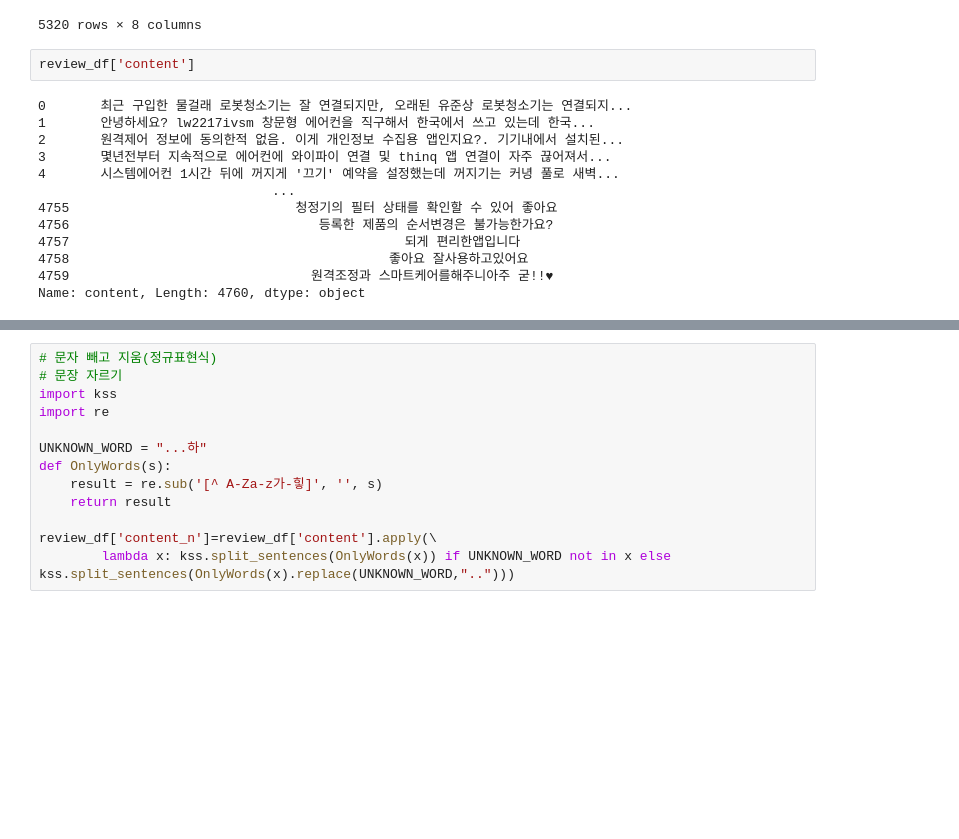
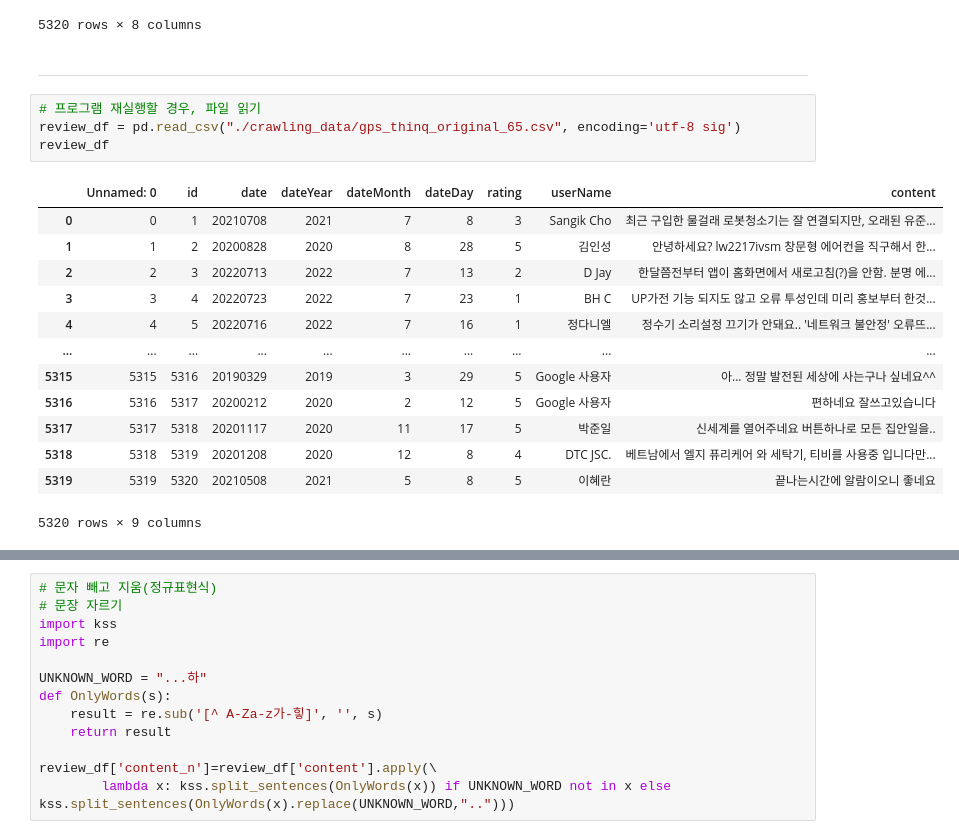
Before and after one commit to LeeEunah/DX_Crawling, a Jupyter notebook: 구글 플레이스토어 리뷰 크롤링 코드.ipynb, the cells around one changed output, grey strips where cells are left out. Saved outputs shown, nothing was run; the diff lists cells and outputs as text; blank space fills up the shorter version.

```diff
--- a/구글 플레이스토어 리뷰 크롤링 코드.ipynb
+++ b/구글 플레이스토어 리뷰 크롤링 코드.ipynb
@@ -153,18 +171,23 @@ review_df
 | 5318 | 5319 | 20201208 | 2020 | 12 | 08 | 4 | DTC JSC. | 베트남에서 엘지 퓨리케어 와 세탁기, 티비를 사용중 입니다만... |
 | 5319 | 5320 | 20210508 | 2021 | 05 | 08 | 5 | 이혜란 | 끝나는시간에 알람이오니 좋네요 |
 5320 rows × 8 columns
+# %% [markdown]
+--------------------------
 # %%
-review_df['content']
+# 프로그램 재실행할 경우, 파일 읽기
+review_df = pd.read_csv("./crawling_data/gps_thinq_original_65.csv", encoding='utf-8 sig')
+review_df
 # %% [output]
+|  | Unnamed: 0 | id | date | dateYear | dateMonth | dateDay | rating | userName | content |
+| 0 | 0 | 1 | 20210708 | 2021 | 7 | 8 | 3 | Sangik Cho | 최근 구입한 물걸래 로봇청소기는 잘 연결되지만, 오래된 유준... |
+| 1 | 1 | 2 | 20200828 | 2020 | 8 | 28 | 5 | 김인성 | 안녕하세요? lw2217ivsm 창문형 에어컨을 직구해서 한... |
+| 2 | 2 | 3 | 20220713 | 2022 | 7 | 13 | 2 | D Jay | 한달쯤전부터 앱이 홈화면에서 새로고침(?)을 안함. 분명 에... |
+| 3 | 3 | 4 | 20220723 | 2022 | 7 | 23 | 1 | BH C | UP가전 기능 되지도 않고 오류 투성인데 미리 홍보부터 한것... |
+| 4 | 4 | 5 | 20220716 | 2022 | 7 | 16 | 1 | 정다니엘 | 정수기 소리설정 끄기가 안돼요.. '네트워크 불안정' 오류뜨... |
+| ... | ... | ... | ... | ... | ... | ... | ... | ... | ... |
+| 5315 | 5315 | 5316 | 20190329 | 2019 | 3 | 29 | 5 | Google 사용자 | 아... 정말 발전된 세상에 사는구나 싶네요^^ |
+| 5316 | 5316 | 5317 | 20200212 | 2020 | 2 | 12 | 5 | Google 사용자 | 편하네요 잘쓰고있습니다 |
+| 5317 | 5317 | 5318 | 20201117 | 2020 | 11 | 17 | 5 | 박준일 | 신세계를 열어주네요 버튼하나로 모든 집안일을.. |
+| 5318 | 5318 | 5319 | 20201208 | 2020 | 12 | 8 | 4 | DTC JSC. | 베트남에서 엘지 퓨리케어 와 세탁기, 티비를 사용중 입니다만... |
+| 5319 | 5319 | 5320 | 20210508 | 2021 | 5 | 8 | 5 | 이혜란 | 끝나는시간에 알람이오니 좋네요 |
-0       최근 구입한 물걸래 로봇청소기는 잘 연결되지만, 오래된 유준상 로봇청소기는 연결되지...
-1       안녕하세요? lw2217ivsm 창문형 에어컨을 직구해서 한국에서 쓰고 있는데 한국...
-2       원격제어 정보에 동의한적 없음. 이게 개인정보 수집용 앱인지요?. 기기내에서 설치된...
-3       몇년전부터 지속적으로 에어컨에 와이파이 연결 및 thinq 앱 연결이 자주 끊어져서...
-4       시스템에어컨 1시간 뒤에 꺼지게 '끄기' 예약을 설정했는데 꺼지기는 커녕 풀로 새벽...
-                              ...
-4755                             청정기의 필터 상태를 확인할 수 있어 좋아요
-4756                                등록한 제품의 순서변경은 불가능한가요?
-4757                                           되게 편리한앱입니다
-4758                                         좋아요 잘사용하고있어요
-4759                               원격조정과 스마트케어를해주니아주 굳!!♥
-Name: content, Length: 4760, dtype: object
+5320 rows × 9 columns
```
Also changed, not shown: parts of 15 cells of this notebook.
